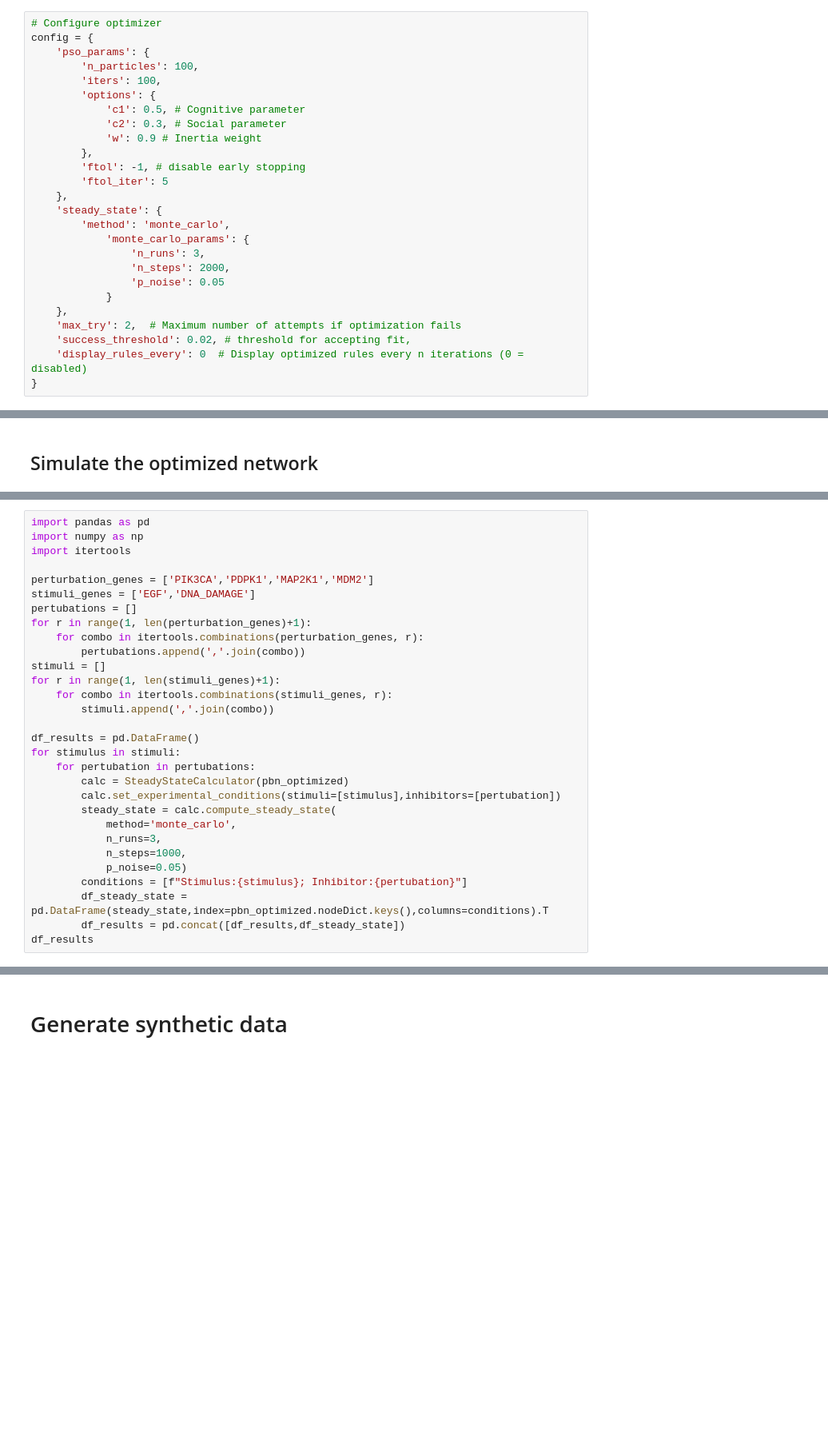
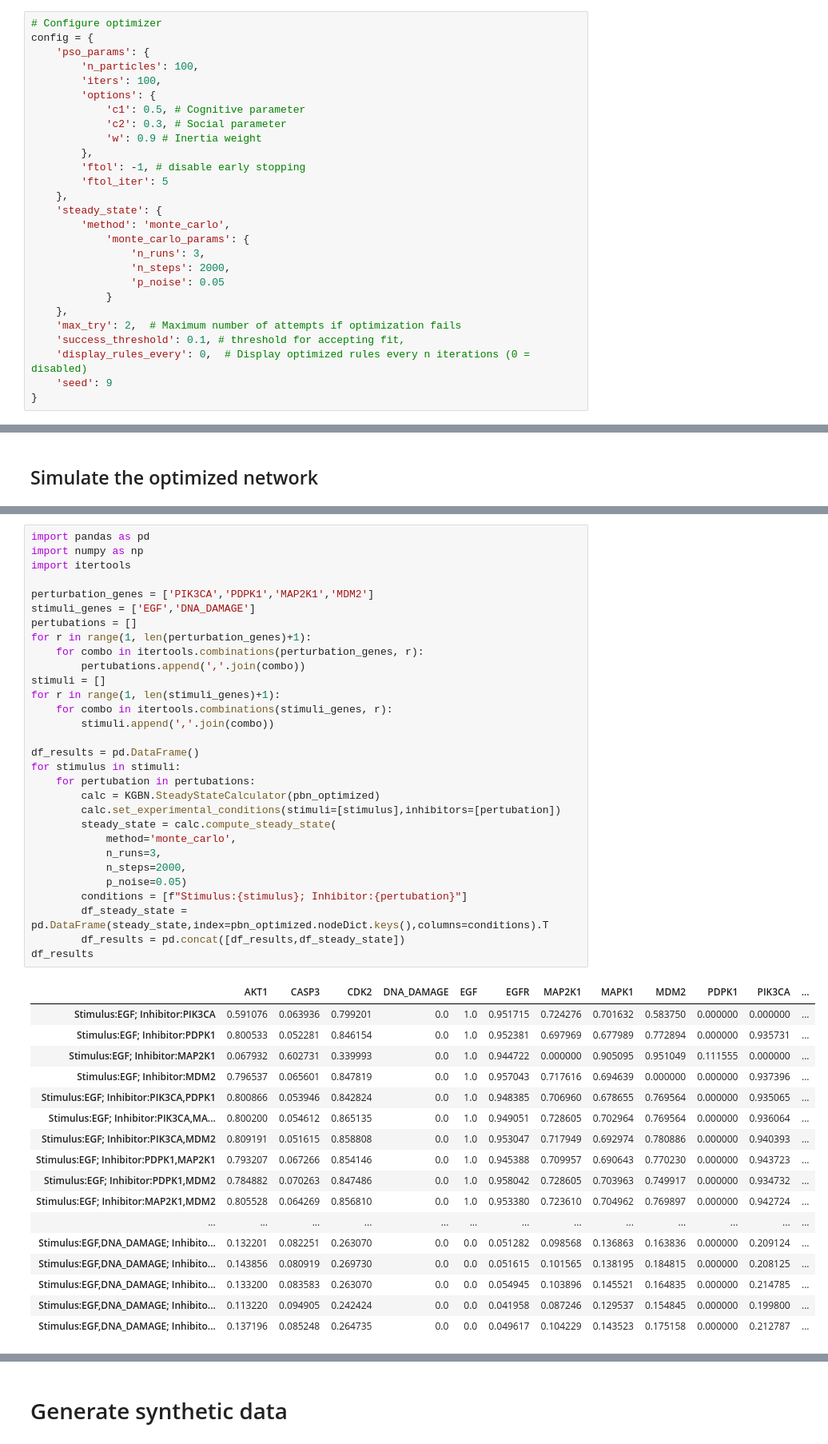
Before and after one commit to IlyaLab/KGBN, a Jupyter notebook: Examples/workflow_example.ipynb, the cells around one changed output, grey strips where cells are left out. Shown at 80% size. Saved outputs shown, nothing was run; the diff lists cells and outputs as text; blank space fills up the shorter version.

```diff
--- a/Examples/workflow_example.ipynb
+++ b/Examples/workflow_example.ipynb
@@ -184,8 +306,9 @@ config = {
             }
     },
     'max_try': 2,  # Maximum number of attempts if optimization fails
-    'success_threshold': 0.02, # threshold for accepting fit,
-    'display_rules_every': 0  # Display optimized rules every n iterations (0 = disabled)
+    'success_threshold': 0.1, # threshold for accepting fit,
+    'display_rules_every': 0,  # Display optimized rules every n iterations (0 = disabled)
+    'seed': 9
 }
 # %%
 optimizer = KGBN.ParameterOptimizer(
@@ -259,33 +452,51 @@ KGBN.vis_network(pbn_optimized,"files/OptimizedPBN.html",interactive=True,measur
 # %%
 import pandas as pd
 import numpy as np
 import itertools
 
 perturbation_genes = ['PIK3CA','PDPK1','MAP2K1','MDM2']
 stimuli_genes = ['EGF','DNA_DAMAGE']
 pertubations = []
 for r in range(1, len(perturbation_genes)+1):
     for combo in itertools.combinations(perturbation_genes, r):
         pertubations.append(','.join(combo))
 stimuli = []
 for r in range(1, len(stimuli_genes)+1):
     for combo in itertools.combinations(stimuli_genes, r):
         stimuli.append(','.join(combo))
 
 df_results = pd.DataFrame()
 for stimulus in stimuli:
     for pertubation in pertubations:
-        calc = SteadyStateCalculator(pbn_optimized)
+        calc = KGBN.SteadyStateCalculator(pbn_optimized)
         calc.set_experimental_conditions(stimuli=[stimulus],inhibitors=[pertubation])
         steady_state = calc.compute_steady_state(
             method='monte_carlo',
             n_runs=3,
-            n_steps=1000,
+            n_steps=2000,
             p_noise=0.05)
         conditions = [f"Stimulus:{stimulus}; Inhibitor:{pertubation}"]
         df_steady_state = pd.DataFrame(steady_state,index=pbn_optimized.nodeDict.keys(),columns=conditions).T
         df_results = pd.concat([df_results,df_steady_state])
 df_results
+# %% [output]
+|  | AKT1 | CASP3 | CDK2 | DNA_DAMAGE | EGF | EGFR | MAP2K1 | MAPK1 | MDM2 | PDPK1 | PIK3CA | ... |
+| Stimulus:EGF; Inhibitor:PIK3CA | 0.591076 | 0.063936 | 0.799201 | 0.0 | 1.0 | 0.951715 | 0.724276 | 0.701632 | 0.583750 | 0.000000 | 0.000000 | ... |
+| Stimulus:EGF; Inhibitor:PDPK1 | 0.800533 | 0.052281 | 0.846154 | 0.0 | 1.0 | 0.952381 | 0.697969 | 0.677989 | 0.772894 | 0.000000 | 0.935731 | ... |
+| Stimulus:EGF; Inhibitor:MAP2K1 | 0.067932 | 0.602731 | 0.339993 | 0.0 | 1.0 | 0.944722 | 0.000000 | 0.905095 | 0.951049 | 0.111555 | 0.000000 | ... |
+| Stimulus:EGF; Inhibitor:MDM2 | 0.796537 | 0.065601 | 0.847819 | 0.0 | 1.0 | 0.957043 | 0.717616 | 0.694639 | 0.000000 | 0.000000 | 0.937396 | ... |
+| Stimulus:EGF; Inhibitor:PIK3CA,PDPK1 | 0.800866 | 0.053946 | 0.842824 | 0.0 | 1.0 | 0.948385 | 0.706960 | 0.678655 | 0.769564 | 0.000000 | 0.935065 | ... |
+| Stimulus:EGF; Inhibitor:PIK3CA,MA... | 0.800200 | 0.054612 | 0.865135 | 0.0 | 1.0 | 0.949051 | 0.728605 | 0.702964 | 0.769564 | 0.000000 | 0.936064 | ... |
+| Stimulus:EGF; Inhibitor:PIK3CA,MDM2 | 0.809191 | 0.051615 | 0.858808 | 0.0 | 1.0 | 0.953047 | 0.717949 | 0.692974 | 0.780886 | 0.000000 | 0.940393 | ... |
+| Stimulus:EGF; Inhibitor:PDPK1,MAP2K1 | 0.793207 | 0.067266 | 0.854146 | 0.0 | 1.0 | 0.945388 | 0.709957 | 0.690643 | 0.770230 | 0.000000 | 0.943723 | ... |
+| Stimulus:EGF; Inhibitor:PDPK1,MDM2 | 0.784882 | 0.070263 | 0.847486 | 0.0 | 1.0 | 0.958042 | 0.728605 | 0.703963 | 0.749917 | 0.000000 | 0.934732 | ... |
+| Stimulus:EGF; Inhibitor:MAP2K1,MDM2 | 0.805528 | 0.064269 | 0.856810 | 0.0 | 1.0 | 0.953380 | 0.723610 | 0.704962 | 0.769897 | 0.000000 | 0.942724 | ... |
+| ... | ... | ... | ... | ... | ... | ... | ... | ... | ... | ... | ... | ... |
+| Stimulus:EGF,DNA_DAMAGE; Inhibito... | 0.132201 | 0.082251 | 0.263070 | 0.0 | 0.0 | 0.051282 | 0.098568 | 0.136863 | 0.163836 | 0.000000 | 0.209124 | ... |
+| Stimulus:EGF,DNA_DAMAGE; Inhibito... | 0.143856 | 0.080919 | 0.269730 | 0.0 | 0.0 | 0.051615 | 0.101565 | 0.138195 | 0.184815 | 0.000000 | 0.208125 | ... |
+| Stimulus:EGF,DNA_DAMAGE; Inhibito... | 0.133200 | 0.083583 | 0.263070 | 0.0 | 0.0 | 0.054945 | 0.103896 | 0.145521 | 0.164835 | 0.000000 | 0.214785 | ... |
+| Stimulus:EGF,DNA_DAMAGE; Inhibito... | 0.113220 | 0.094905 | 0.242424 | 0.0 | 0.0 | 0.041958 | 0.087246 | 0.129537 | 0.154845 | 0.000000 | 0.199800 | ... |
+| Stimulus:EGF,DNA_DAMAGE; Inhibito... | 0.137196 | 0.085248 | 0.264735 | 0.0 | 0.0 | 0.049617 | 0.104229 | 0.143523 | 0.175158 | 0.000000 | 0.212787 | ... |
 # %%
 import re
 import seaborn as sns
```
Also changed, not shown: parts of 23 cells of this notebook, 12 other files.
